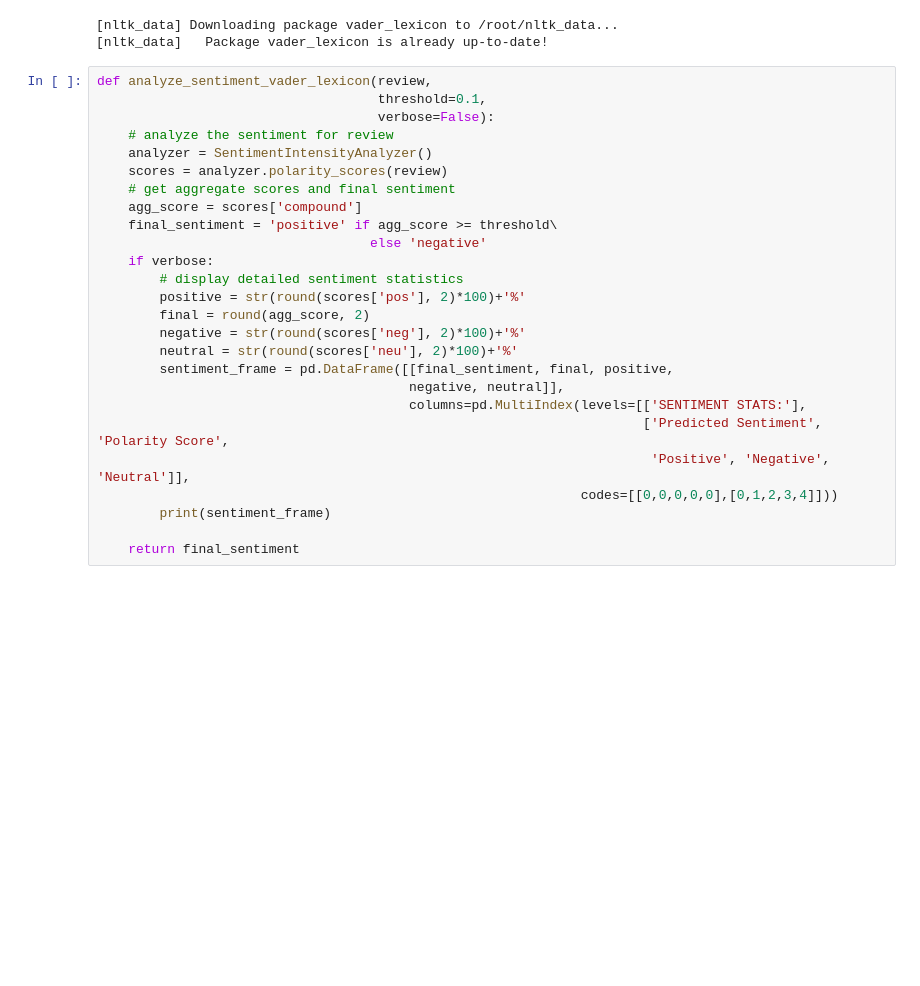
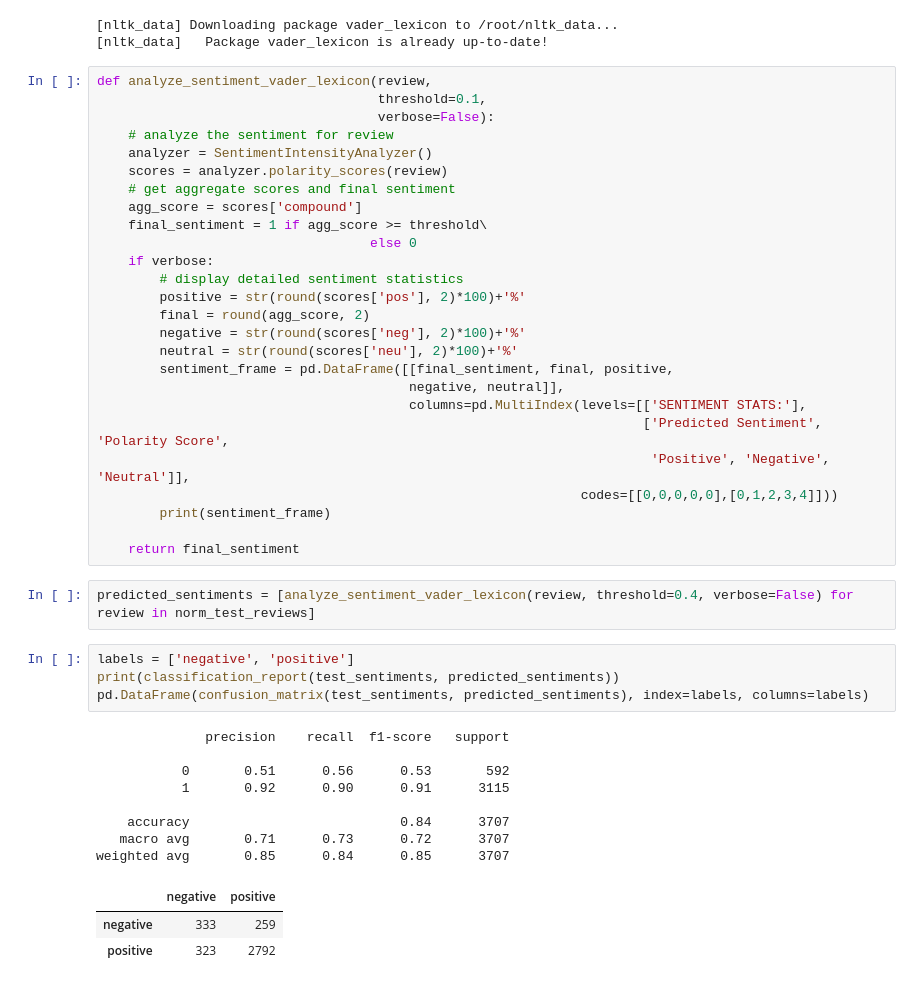
Before and after one commit to alexprabu/hackathon---submission_inceptez, a Jupyter notebook: SentimentAnalysis/Sentiment_Analysis.ipynb, the cells around one changed output. Saved outputs shown, nothing was run; the diff lists cells and outputs as text; blank space fills up the shorter version.

```diff
--- a/SentimentAnalysis/Sentiment_Analysis.ipynb
+++ b/SentimentAnalysis/Sentiment_Analysis.ipynb
@@ -865,8 +867,8 @@ def analyze_sentiment_vader_lexicon(review,
     scores = analyzer.polarity_scores(review)
     # get aggregate scores and final sentiment
     agg_score = scores['compound']
-    final_sentiment = 'positive' if agg_score >= threshold\
-                                   else 'negative'
+    final_sentiment = 1 if agg_score >= threshold\
+                                   else 0
     if verbose:
         # display detailed sentiment statistics
         positive = str(round(scores['pos'], 2)*100)+'%'
@@ -882,4 +884,22 @@ def analyze_sentiment_vader_lexicon(review,
         print(sentiment_frame)
 
     return final_sentiment
+# %%
+predicted_sentiments = [analyze_sentiment_vader_lexicon(review, threshold=0.4, verbose=False) for review in norm_test_reviews]
+# %%
+labels = ['negative', 'positive']
+print(classification_report(test_sentiments, predicted_sentiments))
+pd.DataFrame(confusion_matrix(test_sentiments, predicted_sentiments), index=labels, columns=labels)
+# %% [output]
+              precision    recall  f1-score   support
+
+           0       0.51      0.56      0.53       592
+           1       0.92      0.90      0.91      3115
+
+    accuracy                           0.84      3707
+   macro avg       0.71      0.73      0.72      3707
+weighted avg       0.85      0.84      0.85      3707
+|  | negative | positive |
+| negative | 333 | 259 |
+| positive | 323 | 2792 |
 # %%
```
Also changed, not shown: parts of 4 cells of this notebook.
